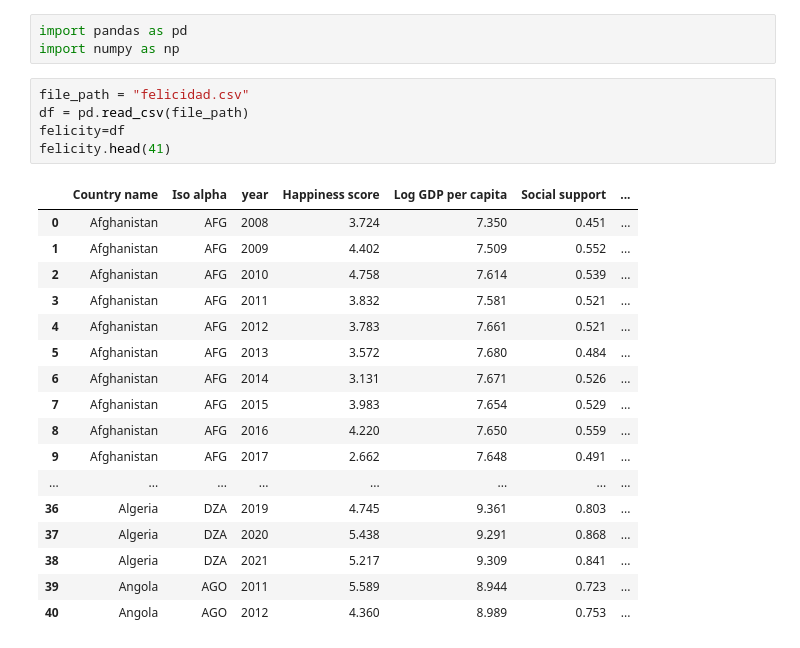
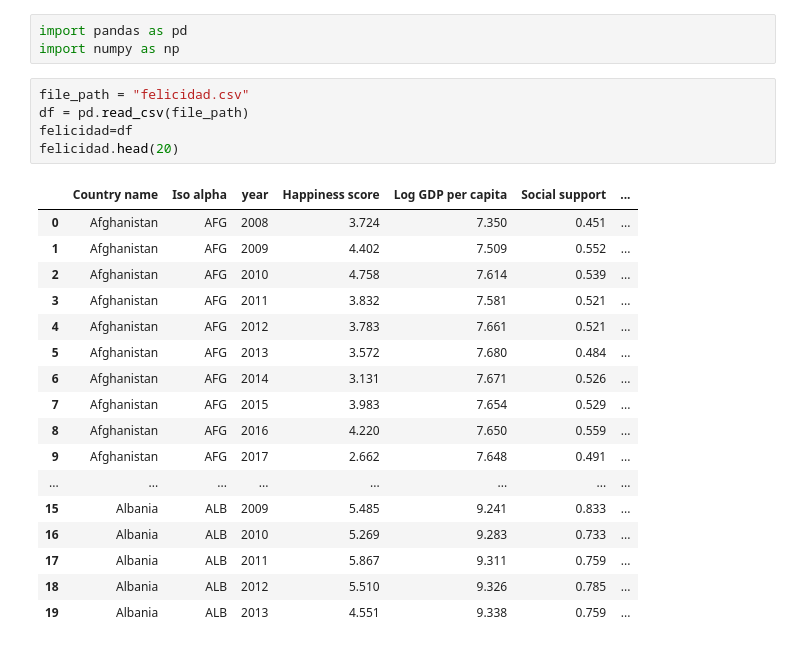
Before and after one commit to Lauracaroselli/CoderScience, a Jupyter notebook: Tranajo.ipynb, the cells around one changed output. Saved outputs shown, nothing was run; the diff lists cells and outputs as text.

```diff
--- a/Tranajo.ipynb
+++ b/Tranajo.ipynb
@@ -37,23 +37,23 @@ import numpy as np
 # %%
 file_path = "felicidad.csv"
 df = pd.read_csv(file_path)
-felicity=df
-felicity.head(41)
+felicidad=df
+felicidad.head(20)
 # %% [output]
 |  | Country name | Iso alpha | year | Happiness score | Log GDP per capita | Social support | ... |
 | 0 | Afghanistan | AFG | 2008 | 3.724 | 7.350 | 0.451 | ... |
 | 1 | Afghanistan | AFG | 2009 | 4.402 | 7.509 | 0.552 | ... |
 | 2 | Afghanistan | AFG | 2010 | 4.758 | 7.614 | 0.539 | ... |
 | 3 | Afghanistan | AFG | 2011 | 3.832 | 7.581 | 0.521 | ... |
 | 4 | Afghanistan | AFG | 2012 | 3.783 | 7.661 | 0.521 | ... |
 | 5 | Afghanistan | AFG | 2013 | 3.572 | 7.680 | 0.484 | ... |
 | 6 | Afghanistan | AFG | 2014 | 3.131 | 7.671 | 0.526 | ... |
 | 7 | Afghanistan | AFG | 2015 | 3.983 | 7.654 | 0.529 | ... |
 | 8 | Afghanistan | AFG | 2016 | 4.220 | 7.650 | 0.559 | ... |
 | 9 | Afghanistan | AFG | 2017 | 2.662 | 7.648 | 0.491 | ... |
 | ... | ... | ... | ... | ... | ... | ... | ... |
-| 36 | Algeria | DZA | 2019 | 4.745 | 9.361 | 0.803 | ... |
-| 37 | Algeria | DZA | 2020 | 5.438 | 9.291 | 0.868 | ... |
-| 38 | Algeria | DZA | 2021 | 5.217 | 9.309 | 0.841 | ... |
-| 39 | Angola | AGO | 2011 | 5.589 | 8.944 | 0.723 | ... |
-| 40 | Angola | AGO | 2012 | 4.360 | 8.989 | 0.753 | ... |
+| 15 | Albania | ALB | 2009 | 5.485 | 9.241 | 0.833 | ... |
+| 16 | Albania | ALB | 2010 | 5.269 | 9.283 | 0.733 | ... |
+| 17 | Albania | ALB | 2011 | 5.867 | 9.311 | 0.759 | ... |
+| 18 | Albania | ALB | 2012 | 5.510 | 9.326 | 0.785 | ... |
+| 19 | Albania | ALB | 2013 | 4.551 | 9.338 | 0.759 | ... |
```
Also changed, not shown: parts of 2 cells of this notebook.
